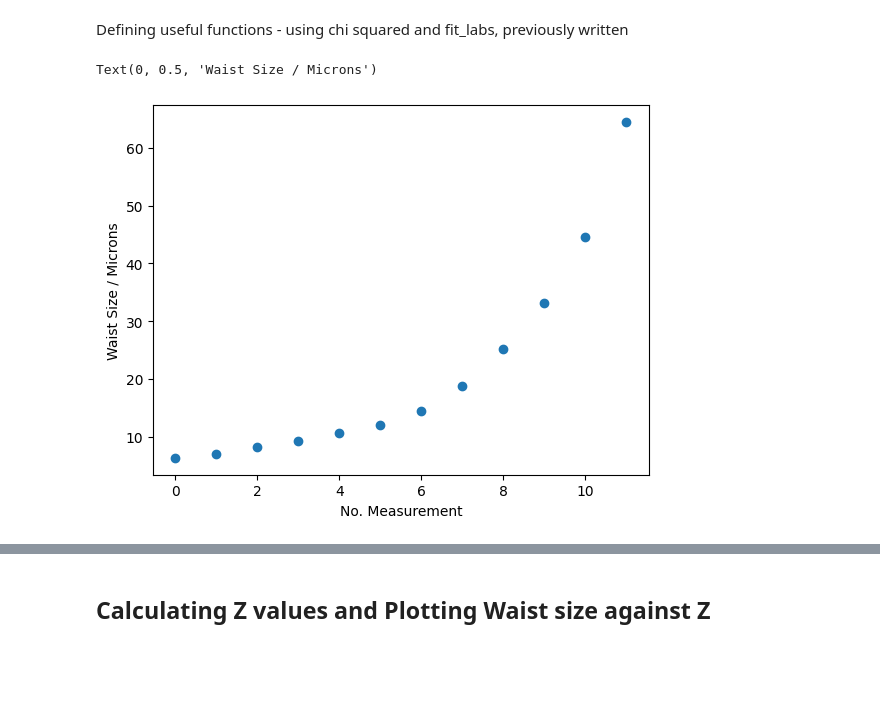
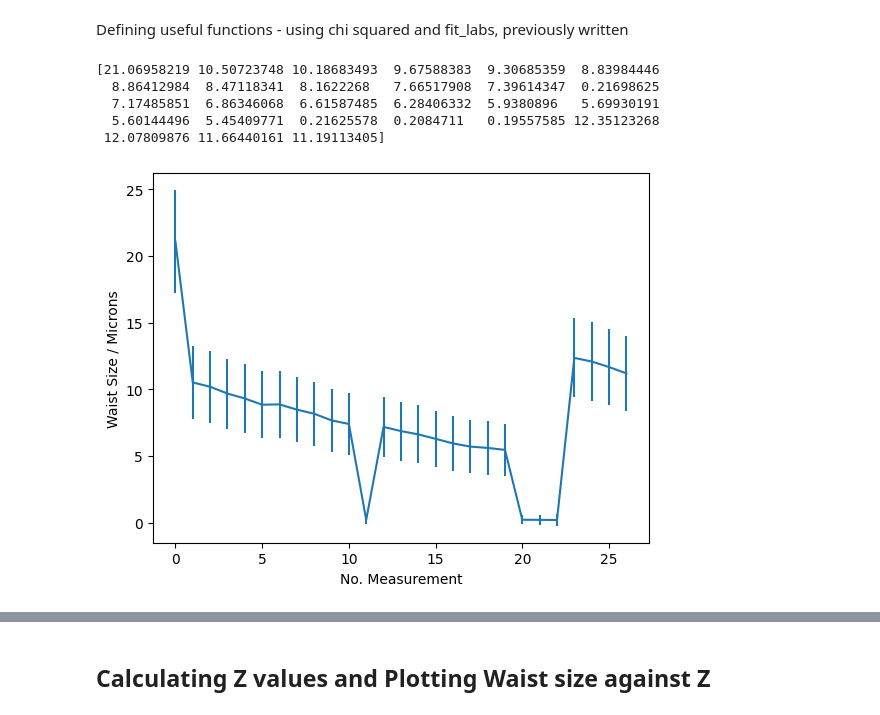
Before and after one commit to akay8/Level4Project, a Jupyter notebook: Cleaved_Fibre.ipynb, the cells around one changed output, grey strips where cells are left out. Drawn from its saved outputs; the diff is of its cells as text; code cells hidden in the pictures; blank space fills up the shorter version.

Commit message:
need to play around with initial guesses on fits

```diff
--- a/Cleaved_Fibre.ipynb
+++ b/Cleaved_Fibre.ipynb
@@ -136,10 +118,14 @@ def data_trim(distances_, amplitudes_, cutoff):
 
     return new_distances, new_amps
 # %%
-all_distances, all_amps = data_trim(distances, amplitudes, 310)
+all_distances, all_amps = data_trim(distances, amplitudes, 10000000)
 # %%
-for i in range(12):
+for i in range(len(all_distances)):
     plt.plot(all_distances[i], all_amps[i])
+
+# plt.plot(all_distances[1], all_amps[1])
+# plt.plot(all_distances[10], all_amps[10])
+# plt.plot(all_distances[25], all_amps[25])
 
 plt.xlabel('Distance across Beam Profile / Microns')
 plt.ylabel('Normalised Amplitude')
@@ -176,38 +162,51 @@ def fit_labs(xdata,ydata, yerrors, function, initial_guess):
 
     perrors = np.sqrt(np.diag(covariance))
 
-    # chisq_min = chi_squared(parameters,
-    #                     function,
-    #                     xdata,
-    #                     ydata,
-    #                     yerrors)
+    chisq_min = chi_squared(parameters,
+                        function,
+                        xdata,
+                        ydata,
+                        yerrors)
 
-    # chisq_reduced = chisq_min / dof
+    chisq_reduced = chisq_min / dof
 
     # p_value = scipy.stats.chi2.sf(chisq_min, dof)
 
     yfit = function(xdata, *parameters)
 
-    return yfit, parameters, perrors
+    return yfit, parameters, perrors, chisq_min
 # %%
-def Gauss(x, W): ### Defien Gaussian with ONE parameter
-    y = np.exp((-2*(x**2) / W**2))
+def Gauss(x, W, C): ### Defien Gaussian with TWO parameters
+    y = np.exp((-2*((x-C)**2) / W**2))
     return y
 # %%
 # Create some empty arrays to store values of interest
-waists = np.zeros(len(all_distances))
+params_ = np.zeros((len(all_distances),2))
 y_fits = [] # NB: this has to be a list due to different sized arrays sitting in it
-waist_errors = np.zeros(len(all_distances))
+params_errs_ = np.zeros((len(all_distances),2))
+chi_min_array = np.zeros(len(all_distances))
 
-# Running fitting algorithm for 12x data sets
+# Populate initial guess array
+initial_guesses = np.zeros((len(all_distances),2))
+initial_guesses[:,1] = 20
+initial_guesses[:,0] = 3
+initial_guesses[0,0] = 15
+initial_guesses[1,0] = 15
+
 for i in range(len(all_distances)):
-    singlefit, waists[i], waist_errors[i] = fit_labs(all_distances[i],all_amps[i], 0, Gauss, 10)
+    singlefit, params_[i], params_errs_[i], chi_min_array[i] = fit_labs(all_distances[i],all_amps[i], 0, Gauss, initial_guesses[i])
     y_fits.append(singlefit)
 
 # Plot waist trend
-plt.scatter(np.arange(12),waists)
+plt.errorbar(np.arange(len(distances)),params_[:,0], yerr = params_errs_[:,0])
 plt.xlabel('No. Measurement')
 plt.ylabel('Waist Size / Microns')
+
+print(params_[:,0])
 # %% [output]
-Text(0, 0.5, 'Waist Size / Microns')
+[21.06958219 10.50723748 10.18683493  9.67588383  9.30685359  8.83984446
+  8.86412984  8.47118341  8.1622268   7.66517908  7.39614347  0.21698625
+  7.17485851  6.86346068  6.61587485  6.28406332  5.9380896   5.69930191
+  5.60144496  5.45409771  0.21625578  0.2084711   0.19557585 12.35123268
+ 12.07809876 11.66440161 11.19113405]
-[figure, old version]
+[figure, new version]
```
Also changed, not shown: parts of 6 cells of this notebook.
